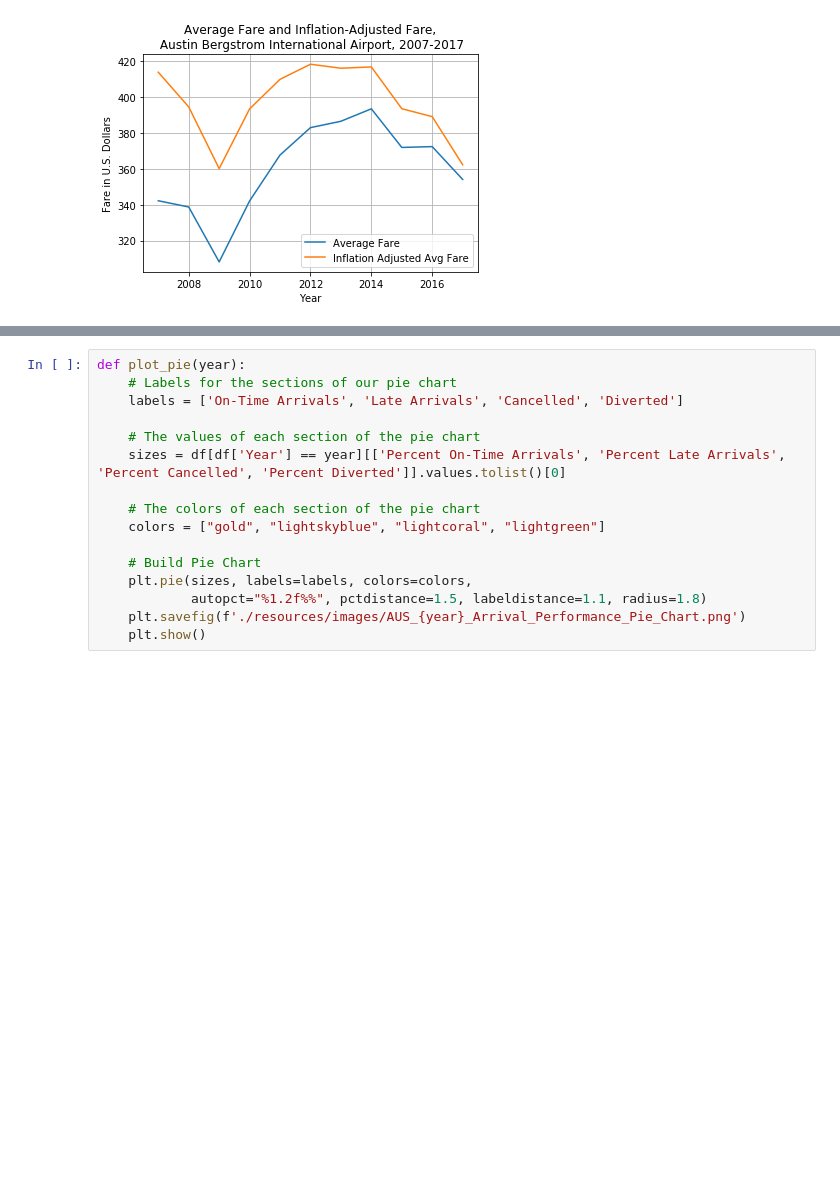
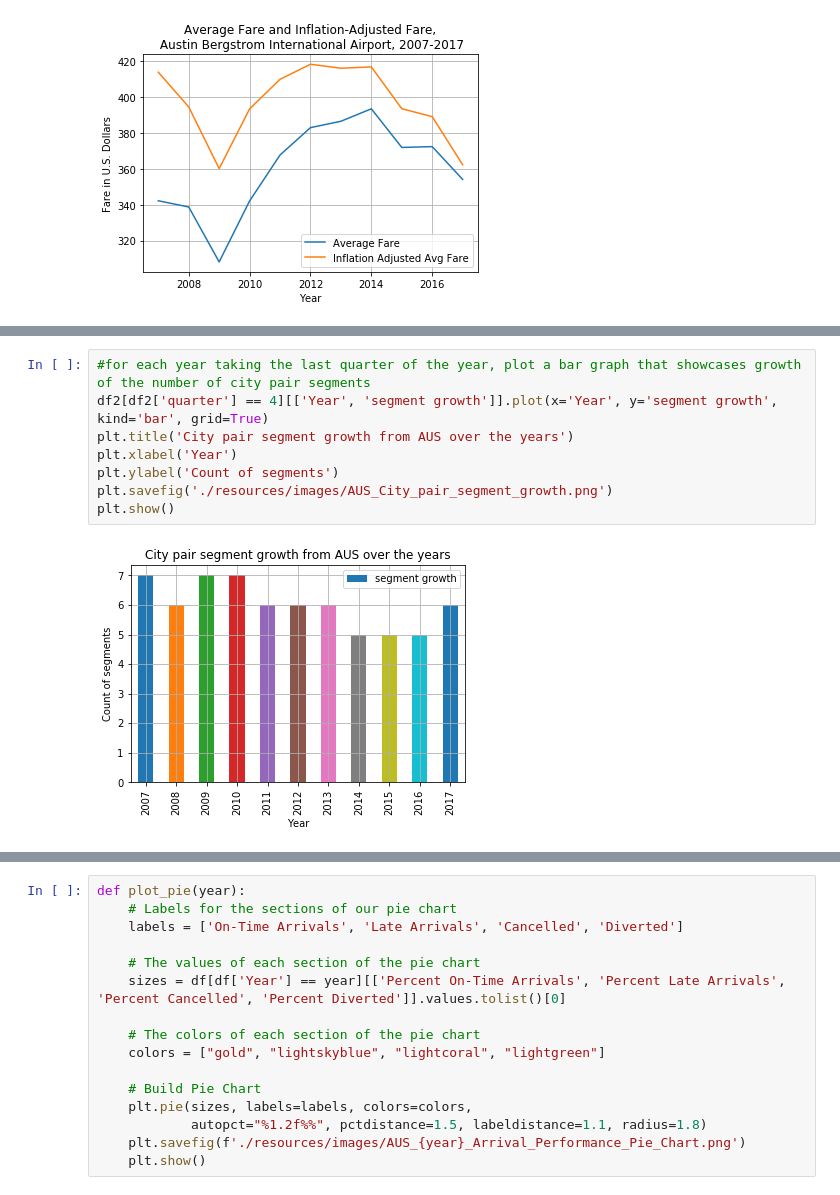
Before and after one commit to ddcruz/project-1, a Jupyter notebook: pyAUS.ipynb, the cells around one changed output, grey strips where cells are left out. Cells and saved outputs as stored; diff of their text form; blank space fills up the shorter version.

```diff
--- a/pyAUS.ipynb
+++ b/pyAUS.ipynb
@@ -77 +73,11 @@ df2
+# %%
+#for each year taking the last quarter of the year, plot a bar graph that showcases growth of the number of city pair segments
+df2[df2['quarter'] == 4][['Year', 'segment growth']].plot(x='Year', y='segment growth', kind='bar', grid=True)
+plt.title('City pair segment growth from AUS over the years')
+plt.xlabel('Year')
+plt.ylabel('Count of segments')
+plt.savefig('./resources/images/AUS_City_pair_segment_growth.png')
+plt.show()
+# %% [output]
+[figure, added]
 # %%
```
Also changed, not shown: parts of 2 cells of this notebook, 1 other file.
